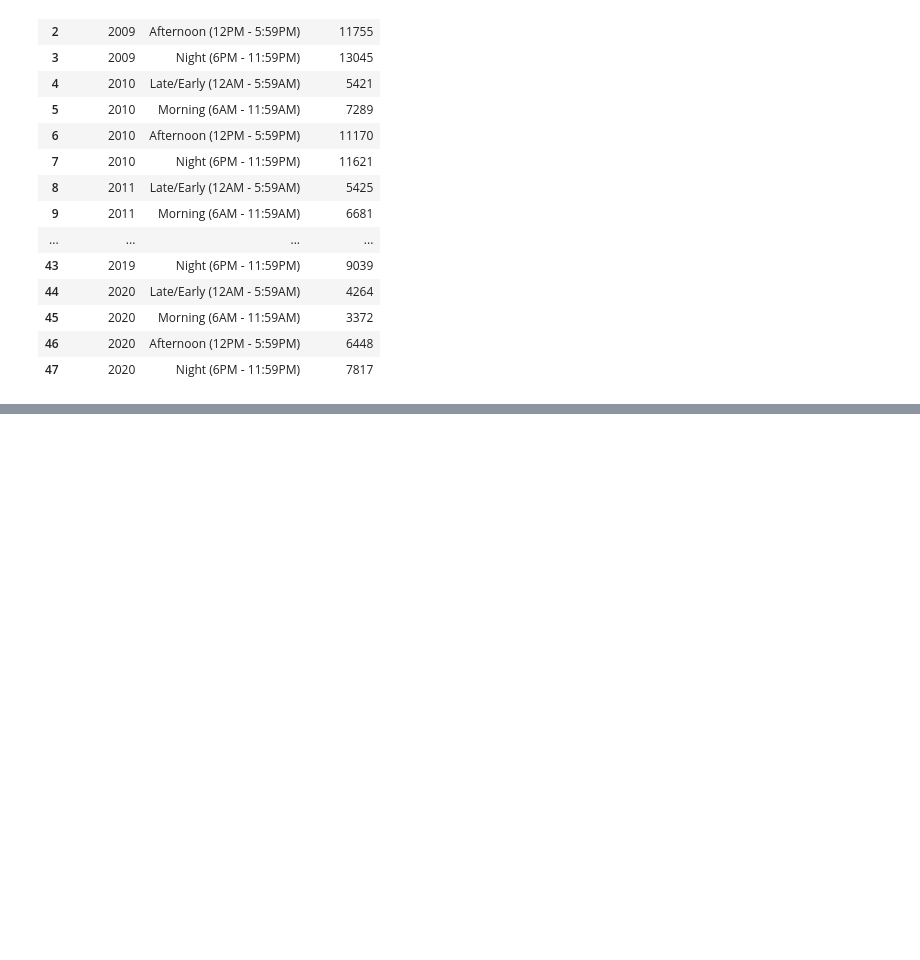
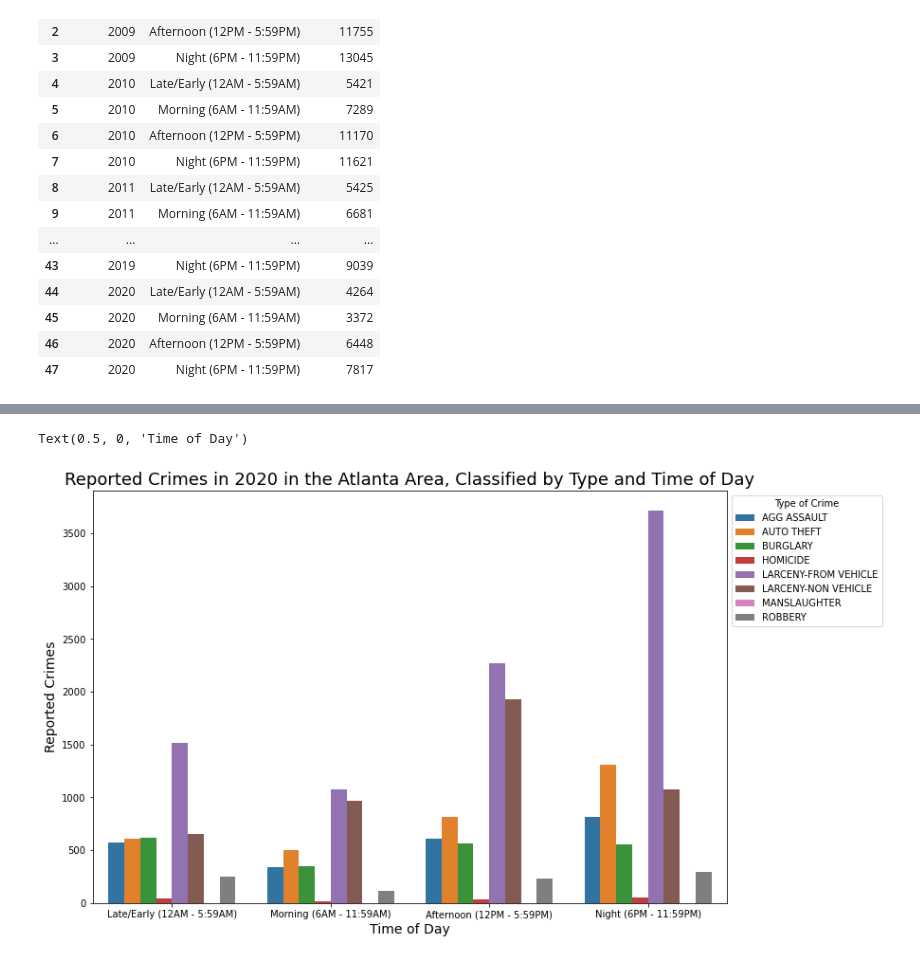
Before and after one commit to cayelsie/Crime-trends-in-Atlanta, a Jupyter notebook: Kelly/Kelly_crime_data.ipynb, the cells around one changed output, grey strips where cells are left out. Drawn from its saved outputs; the diff is of its cells as text; code cells hidden in the pictures; blank space fills up the shorter version.

```diff
--- a/Kelly/Kelly_crime_data.ipynb
+++ b/Kelly/Kelly_crime_data.ipynb
@@ -620,0 +665,17 @@ Text(0.5, 0, '')
+# %%
+#Plot 2020 by time of day and type of crime
+#Set figure size with MatPlotlib
+plt.figure(figsize=(12,8))
+#Plot with seaborn
+sns.barplot(x = 'Time Category', y = 'offense_id', hue = 'UC2_Literal', data = twenty_time_type_df)
+
+#Move legend
+plt.legend(bbox_to_anchor= (1, 1), title = "Type of Crime" );
+
+#Add title and labels for each axis and set font size.
+plt.title("Reported Crimes in 2020 in the Atlanta Area, Classified by Type and Time of Day", fontsize = (18))
+plt.ylabel("Reported Crimes", fontsize = (14))
+plt.xlabel("Time of Day", fontsize = (14))
+# %% [output]
+Text(0.5, 0, 'Time of Day')
+[figure, added]
```
Also changed, not shown: parts of 12 cells of this notebook.
